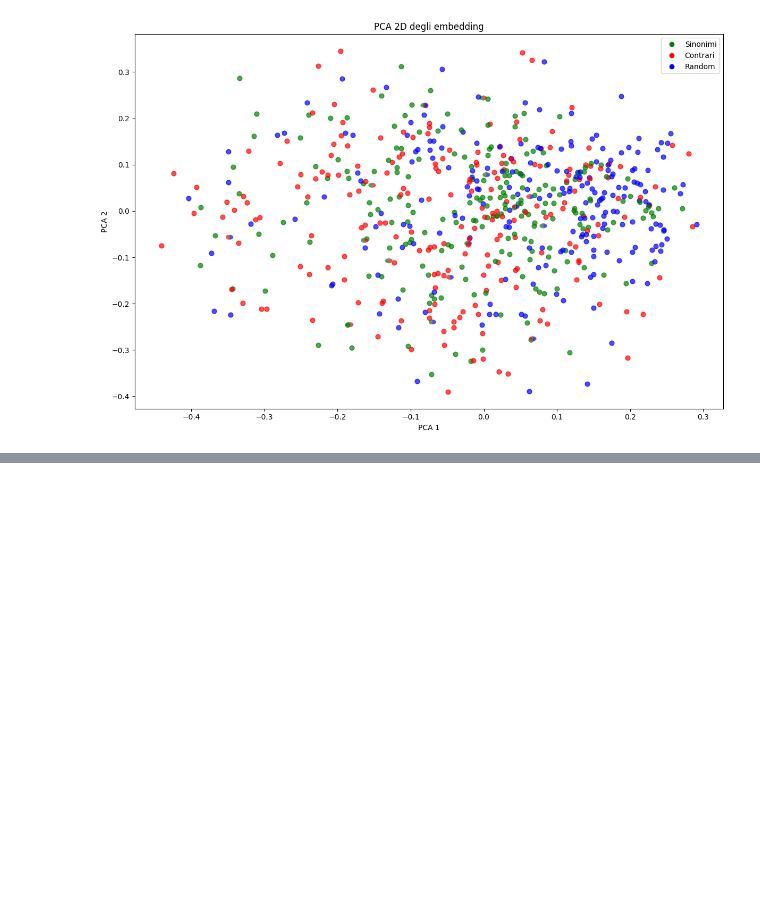
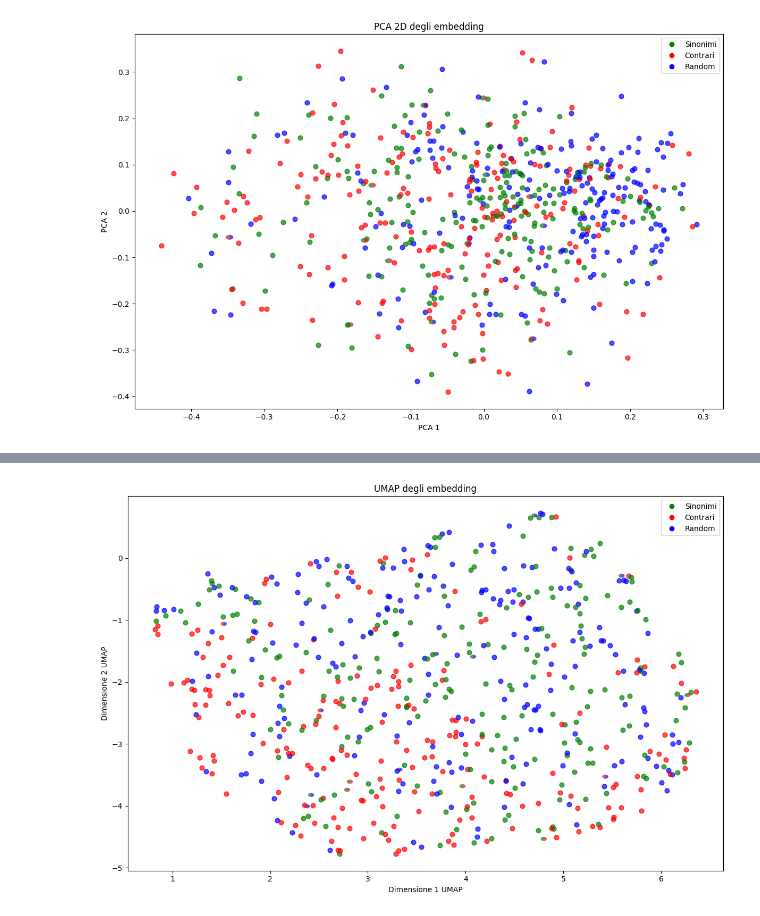
Before and after one commit to MarcoBuonanno/Tesi_2025-26-La-Geometria-degli-Embedding-di-un-LLm, a Jupyter notebook: Esercizio_4/ES4_tesi_ suEs1.ipynb, the cells around one changed output, grey strips where cells are left out. Drawn from its saved outputs; the diff is of its cells as text; code cells hidden in the pictures; blank space fills up the shorter version.

Commit message:
Esperimento 4 UMAP

```diff
--- a/Esercizio_4/ES4_tesi_ suEs1.ipynb
+++ b/Esercizio_4/ES4_tesi_ suEs1.ipynb
@@ -929,0 +1022,94 @@ plt.show()
+# %%
+#UMAP
+
+umap = UMAP(
+    n_components=2,
+    random_state=42,
+    n_neighbors=15,
+    min_dist=0.1
+)  #default
+
+embeddings_2d_umap = umap.fit_transform(embedding_matrix)
+
+
+#plot
+colors = {
+    "sinonimi": "green",
+    "contrari": "red",
+    "random": "blue"
+}
+
+fig, ax = plt.subplots(figsize=(12, 8))
+
+for i, word in enumerate(words):
+
+    x = embeddings_2d_umap[i, 0]
+    y = embeddings_2d_umap[i, 1]
+
+    categories = all_words_categories[word]
+
+    # Una sola categoria
+    if len(categories) == 1:
+
+        ax.scatter(
+            x, y,
+            color=colors[categories[0]],
+            s=40,
+            alpha=0.7
+        )
+
+    # Due categorie → pallino diviso a metà
+    else:
+
+        ax.add_patch(
+            Wedge(
+                (x, y),
+                0.03,
+                90,
+                270,
+                facecolor=colors[categories[0]],
+                edgecolor="gray",
+                linewidth=0.5,
+                alpha=0.7
+            )
+        )
+
+        ax.add_patch(
+            Wedge(
+                (x, y),
+                0.03,
+                270,
+                90,
+                facecolor=colors[categories[1]],
+                edgecolor="gray",
+                linewidth=0.5,
+                alpha=0.7
+            )
+        )
+
+ax.set_xlabel("Dimensione 1 UMAP")
+ax.set_ylabel("Dimensione 2 UMAP")
+ax.set_title("UMAP degli embedding")
+
+ax.legend(
+    handles=[
+        plt.Line2D([0], [0], marker='o', color='w',
+                   markerfacecolor='green', markersize=8, label='Sinonimi'),
+        plt.Line2D([0], [0], marker='o', color='w',
+                   markerfacecolor='red', markersize=8, label='Contrari'),
+        plt.Line2D([0], [0], marker='o', color='w',
+                   markerfacecolor='blue', markersize=8, label='Random')
+    ]
+)
+
+plt.tight_layout()
+
+plt.savefig(
+    "scatterplot_umap2D",
+    dpi=300,
+    bbox_inches="tight"
+)
+
+plt.show()
+# %% [output]
+[figure, added]
```
Also changed, not shown: parts of 3 cells of this notebook, 2 other files.
